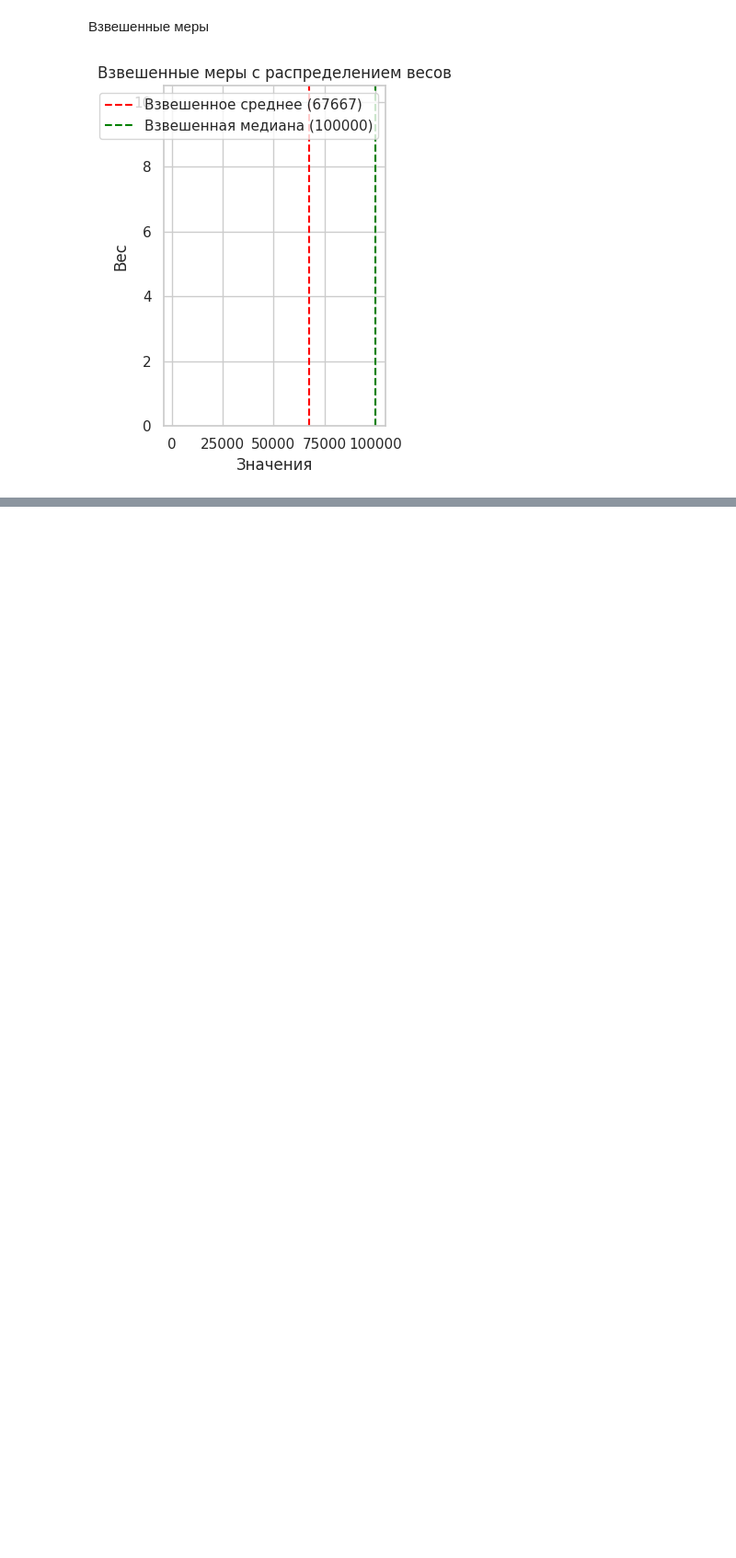
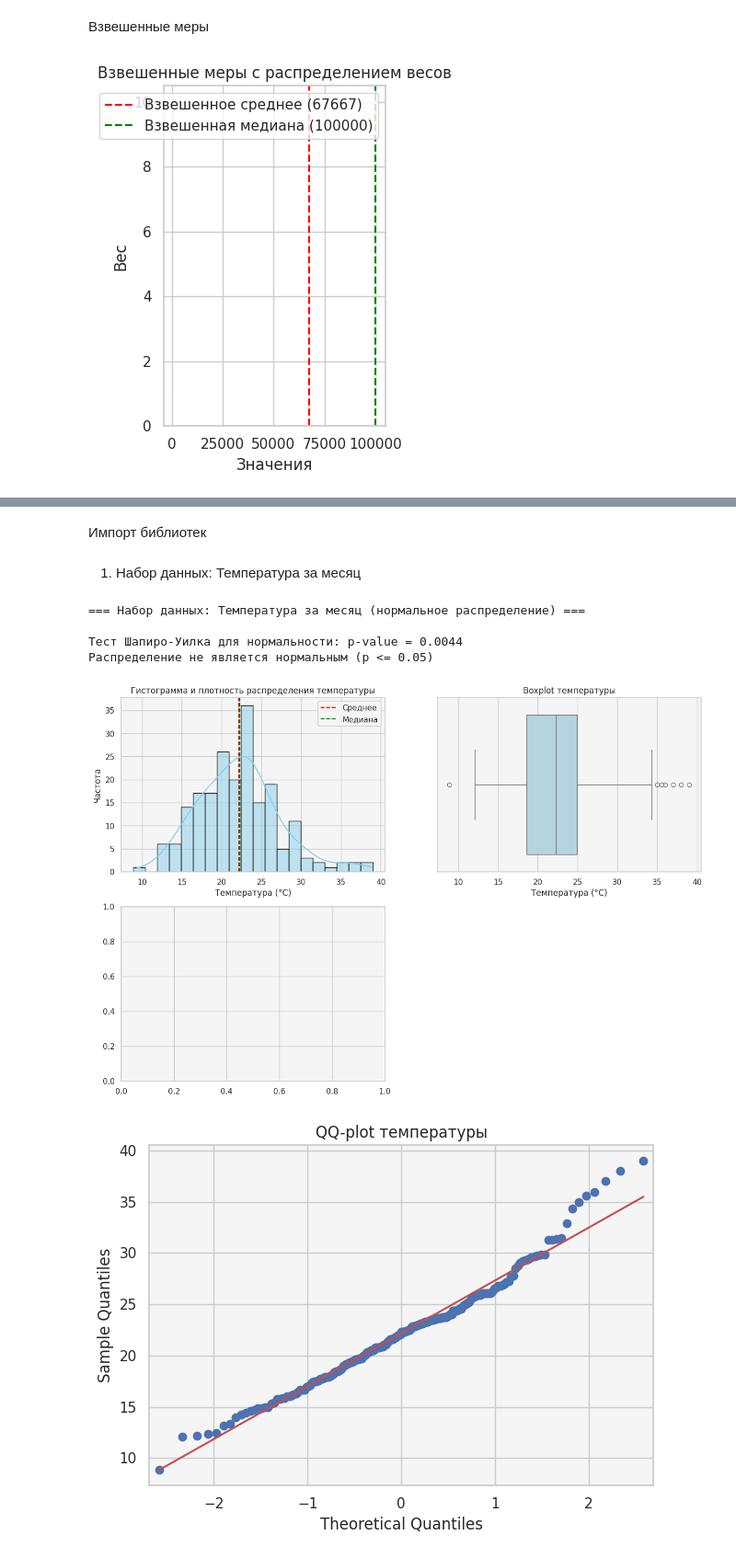
Before and after one commit to mda-les13/EDA_Lab, a Jupyter notebook: Lab1.ipynb, the cells around one changed output, grey strips where cells are left out. Shown at 92% size. Saved outputs shown, nothing was run; the diff lists cells and outputs as text; code cells hidden in the pictures; blank space fills up the shorter version.

```diff
--- a/Lab1.ipynb
+++ b/Lab1.ipynb
@@ -602,0 +850,67 @@ plt.show()
+# %% [markdown]
+Импорт библиотек
+# %%
+import numpy as np
+import pandas as pd
+import matplotlib.pyplot as plt
+import seaborn as sns
+import scipy.stats as stats
+from scipy.stats import shapiro, normaltest
+import statsmodels.api as sm
+
+# Установка стиля для визуализации
+sns.set(style="whitegrid", rc={"axes.facecolor": "#f5f5f5"})
+# %% [markdown]
+1. Набор данных: Температура за месяц
+# %%
+print("=== Набор данных: Температура за месяц (нормальное распределение) ===")
+
+# Создаем синтетические данные для температуры (нормальное распределение)
+np.random.seed(42)
+temperature = np.random.normal(loc=22, scale=5, size=200)
+# Добавляем небольшие выбросы
+temperature = np.append(temperature, [35, 36, 37, 38, 39])
+
+df_temp = pd.DataFrame({'Температура': temperature})
+
+# Визуализация
+plt.figure(figsize=(15, 10))
+
+# Гистограмма и плотность
+plt.subplot(2, 2, 1)
+sns.histplot(df_temp['Температура'], kde=True, bins=20, color='skyblue', edgecolor='black')
+plt.axvline(np.mean(df_temp['Температура']), color='red', linestyle='--', label='Среднее')
+plt.axvline(np.median(df_temp['Температура']), color='green', linestyle='--', label='Медиана')
+plt.title('Гистограмма и плотность распределения температуры')
+plt.xlabel('Температура (°C)')
+plt.ylabel('Частота')
+plt.legend()
+
+# Boxplot
+plt.subplot(2, 2, 2)
+sns.boxplot(x=df_temp['Температура'], color='lightblue')
+plt.title('Boxplot температуры')
+plt.xlabel('Температура (°C)')
+
+# QQ-plot
+plt.subplot(2, 2, 3)
+sm.qqplot(df_temp['Температура'], line='s')
+plt.title('QQ-plot температуры')
+
+# Тест нормальности
+stat, p = shapiro(df_temp['Температура'])
+print(f"\nТест Шапиро-Уилка для нормальности: p-value = {p:.4f}")
+if p > 0.05:
+    print("Распределение можно считать нормальным (p > 0.05)")
+else:
+    print("Распределение не является нормальным (p <= 0.05)")
+
+plt.tight_layout()
+plt.show()
+# %% [output]
+=== Набор данных: Температура за месяц (нормальное распределение) ===
+
+Тест Шапиро-Уилка для нормальности: p-value = 0.0044
+Распределение не является нормальным (p <= 0.05)
+[figure, added]
+[figure, added]
```
Also changed, not shown: parts of 42 cells of this notebook.
